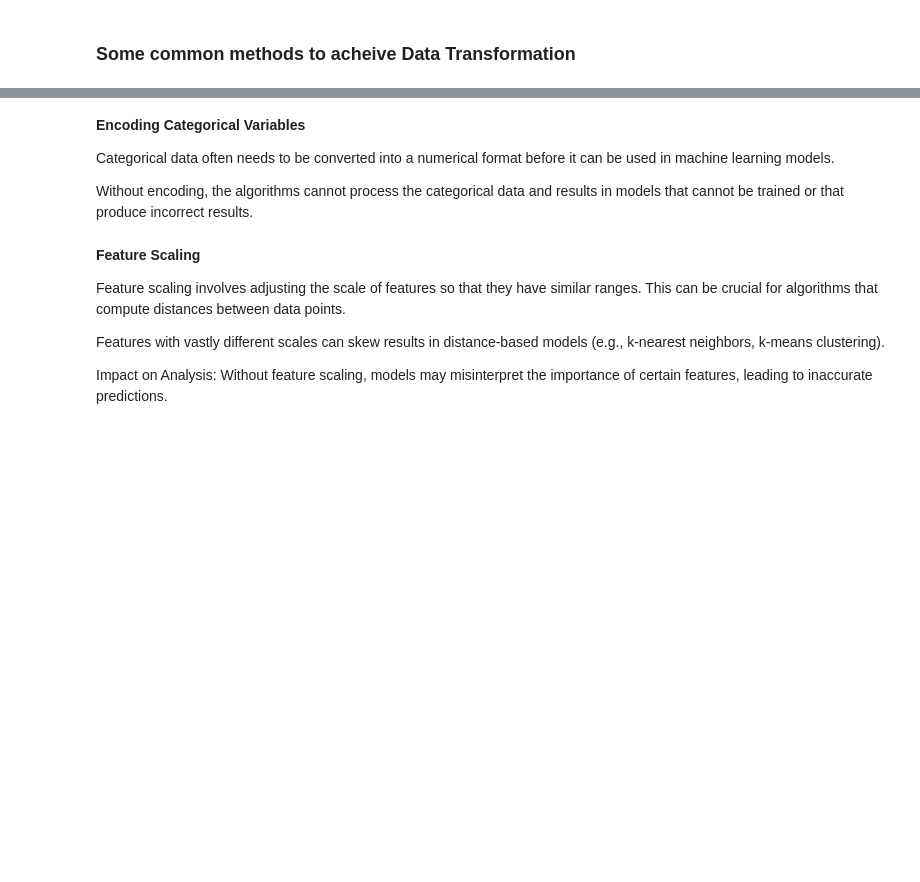
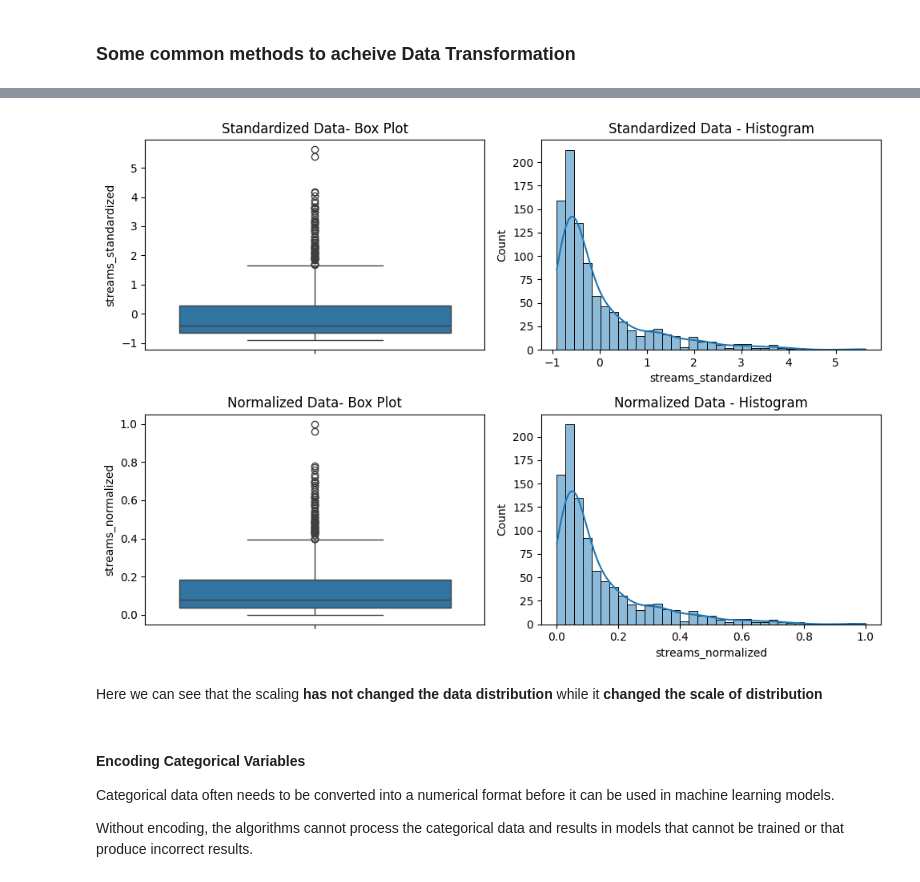
Before and after one commit to Nayan-Chimariya/LearningDataAnalysis, a Jupyter notebook: DataTransformation.ipynb, the cells around one changed output, grey strips where cells are left out. Saved outputs shown, nothing was run; the diff lists cells and outputs as text; code cells hidden in the pictures; blank space fills up the shorter version.

```diff
--- a/DataTransformation.ipynb
+++ b/DataTransformation.ipynb
@@ -25,14 +125,43 @@ Without these techniques, models might give undue weight to certain features, le
+# %%
+#scaling using the StandardScaler
+scaler_standard = StandardScaler()
+df['streams_standardized'] = scaler_standard.fit_transform(df[['streams']])
+
+#Normalizing using the MinMaxScaller
+scaler_normalize = MinMaxScaler()
+df['streams_normalized'] = scaler_normalize.fit_transform(df[['streams']])
+# %%
+# Plot settings
+plt.figure(figsize=(10, 7))
+
+# Standardized Data Visualization
+plt.subplot(2, 2, 1)
+sns.boxplot(data=df["streams_standardized"])
+plt.title('Standardized Data- Box Plot')
+
+plt.subplot(2, 2, 2)
+sns.histplot(data=df["streams_standardized"], kde=True)
+plt.title('Standardized Data - Histogram')
+
+# Normalized Data Data Visualization
+plt.subplot(2, 2, 3)
+sns.boxplot(data=df["streams_normalized"])
+plt.title('Normalized Data- Box Plot')
+
+plt.subplot(2, 2, 4)
+sns.histplot(data=df["streams_normalized"], kde=True)
+plt.title('Normalized Data - Histogram')
+
+# Show the plots
+plt.tight_layout()
+plt.show()
+# %% [output]
+[figure, added]
+# %% [markdown]
+Here we can see that the scaling **has not changed the data distribution** while it **changed the scale of distribution**
 # %% [markdown]
-**Encoding Categorical Variables**
+#### Encoding Categorical Variables
 
 Categorical data often needs to be converted into a numerical format before it can be used in machine learning models.
 
 Without encoding, the algorithms cannot process the categorical data and results in models that cannot be trained or that produce incorrect results.
-# %% [markdown]
-**Feature Scaling**
-
-Feature scaling involves adjusting the scale of features so that they have similar ranges. This can be crucial for algorithms that compute distances between data points.
-
-Features with vastly different scales can skew results in distance-based models (e.g., k-nearest neighbors, k-means clustering).
-
-Impact on Analysis: Without feature scaling, models may misinterpret the importance of certain features, leading to inaccurate predictions.
```
Also changed, not shown: parts of 15 cells of this notebook.
